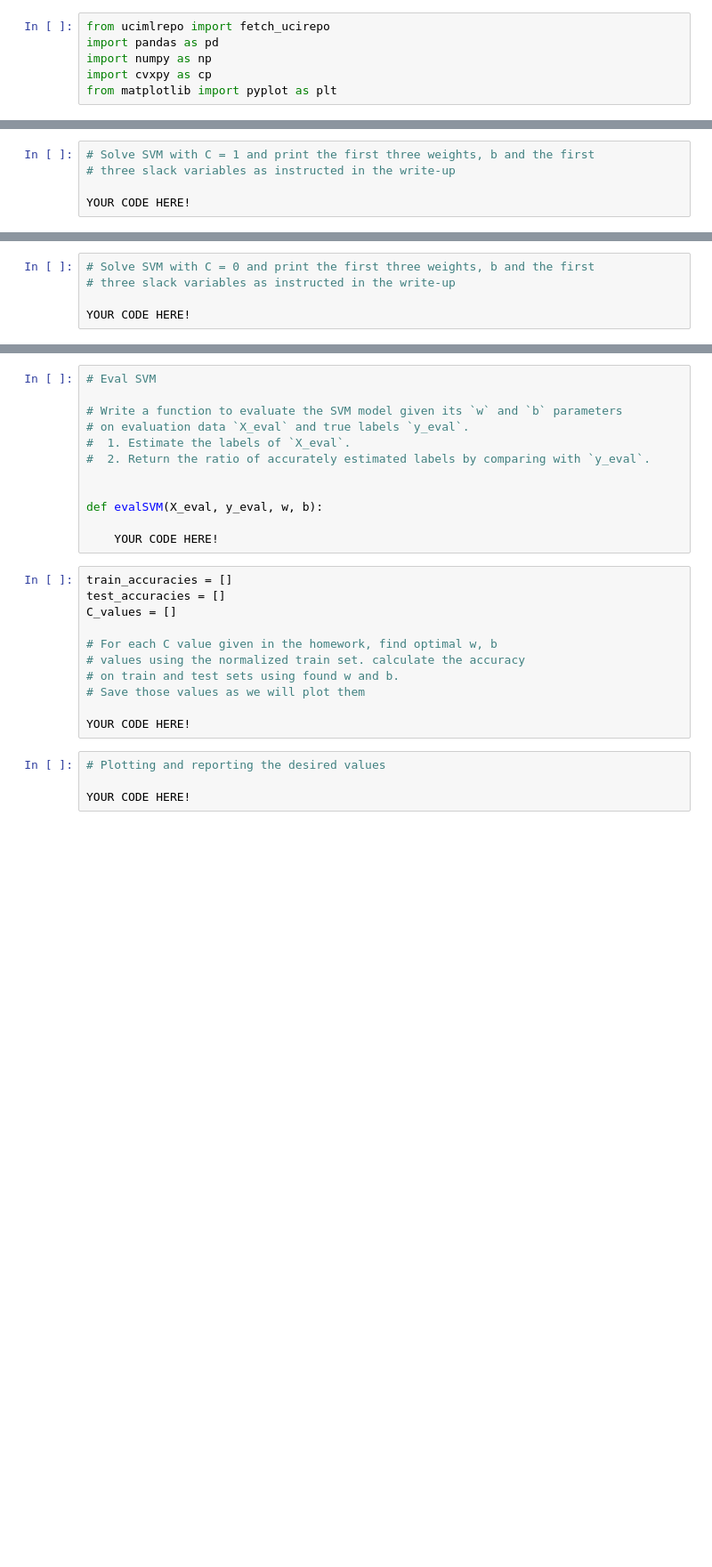
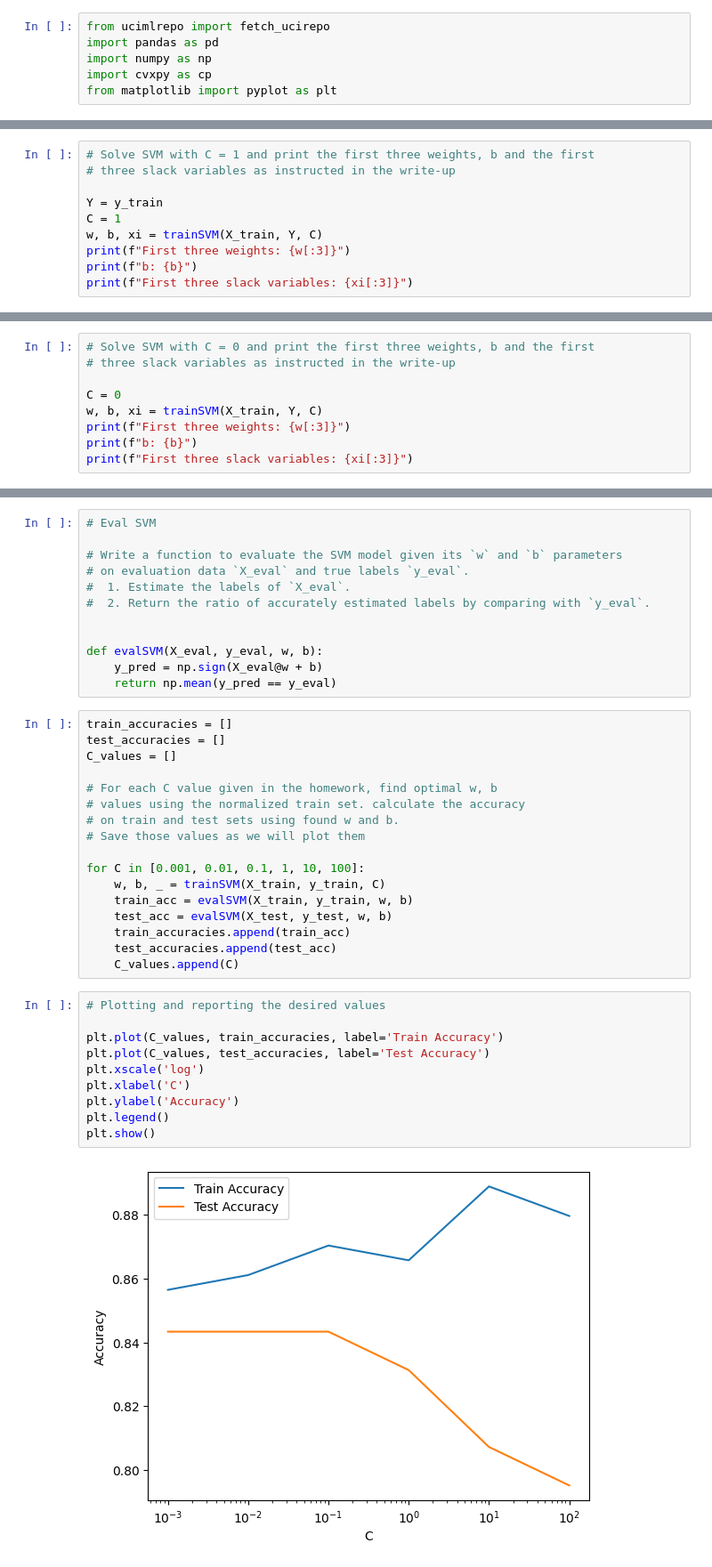
Before and after one commit to kkipngenokoech/MathsRequiredForAI, a Jupyter notebook: INTRO TO ML/HW2/hw2_svm_impl.ipynb, the cells around one changed output, grey strips where cells are left out. Shown at 89% size. Drawn from its saved outputs; the diff is of its cells as text; blank space fills up the shorter version.

```diff
--- a/INTRO TO ML/HW2/hw2_svm_impl.ipynb
+++ b/INTRO TO ML/HW2/hw2_svm_impl.ipynb
@@ -81,4 +114,9 @@ def trainSVM(trainX, trainY, C):
 # Solve SVM with C = 1 and print the first three weights, b and the first
 # three slack variables as instructed in the write-up
 
-YOUR CODE HERE!
+Y = y_train
+C = 1
+w, b, xi = trainSVM(X_train, Y, C)
+print(f"First three weights: {w[:3]}")
+print(f"b: {b}")
+print(f"First three slack variables: {xi[:3]}")
@@ -86,4 +128,8 @@ YOUR CODE HERE!
 # Solve SVM with C = 0 and print the first three weights, b and the first
 # three slack variables as instructed in the write-up
 
-YOUR CODE HERE!
+C = 0
+w, b, xi = trainSVM(X_train, Y, C)
+print(f"First three weights: {w[:3]}")
+print(f"b: {b}")
+print(f"First three slack variables: {xi[:3]}")
@@ -97,8 +147,8 @@ YOUR CODE HERE!
 
 
 def evalSVM(X_eval, y_eval, w, b):
-
-    YOUR CODE HERE!
+    y_pred = np.sign(X_eval@w + b)
+    return np.mean(y_pred == y_eval)
 # %%
 train_accuracies = []
 test_accuracies = []
@@ -109,8 +159,22 @@ C_values = []
 # on train and test sets using found w and b.
 # Save those values as we will plot them
 
-YOUR CODE HERE!
+for C in [0.001, 0.01, 0.1, 1, 10, 100]:
+    w, b, _ = trainSVM(X_train, y_train, C)
+    train_acc = evalSVM(X_train, y_train, w, b)
+    test_acc = evalSVM(X_test, y_test, w, b)
+    train_accuracies.append(train_acc)
+    test_accuracies.append(test_acc)
+    C_values.append(C)
 # %%
 # Plotting and reporting the desired values
 
-YOUR CODE HERE!
+plt.plot(C_values, train_accuracies, label='Train Accuracy')
+plt.plot(C_values, test_accuracies, label='Test Accuracy')
+plt.xscale('log')
+plt.xlabel('C')
+plt.ylabel('Accuracy')
+plt.legend()
+plt.show()
+# %% [output]
+[figure, added]
```
Also changed, not shown: parts of 7 cells of this notebook.
